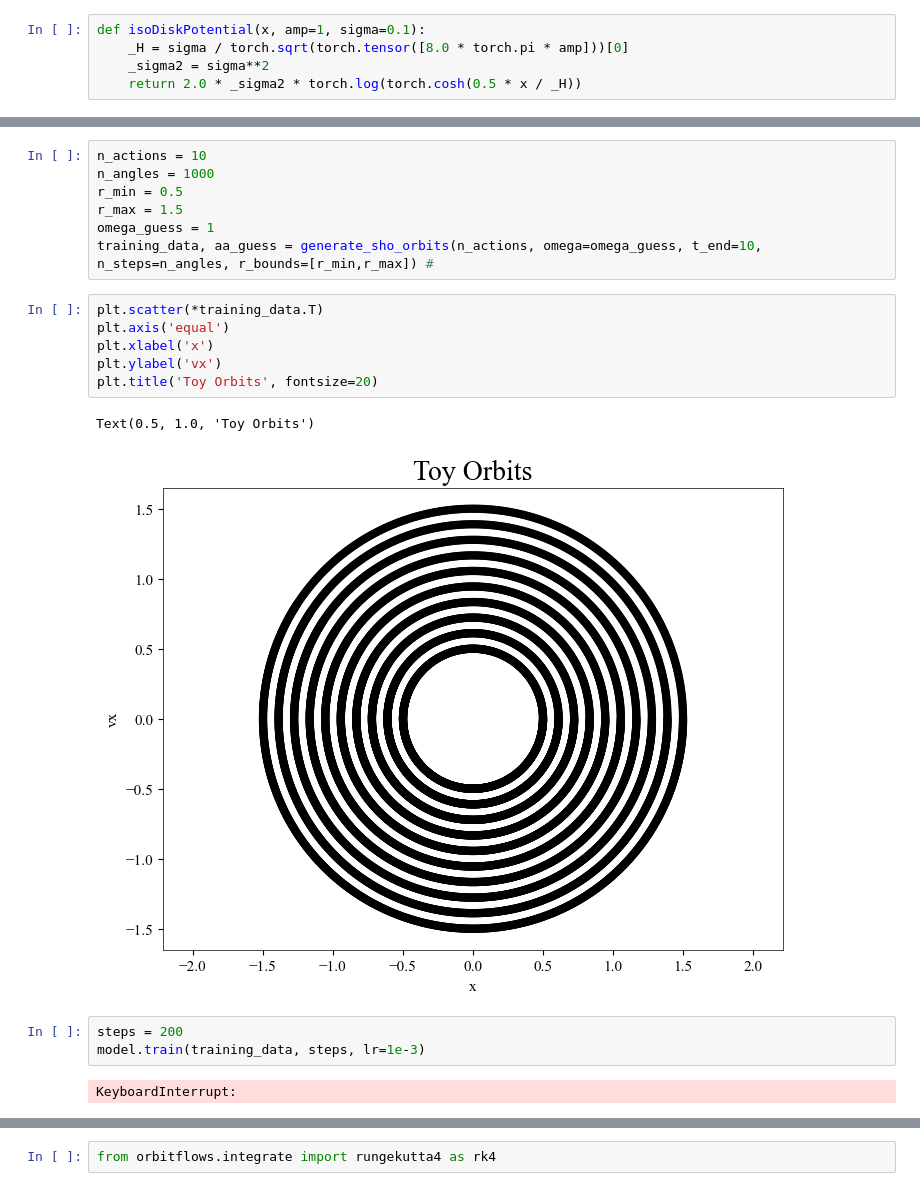
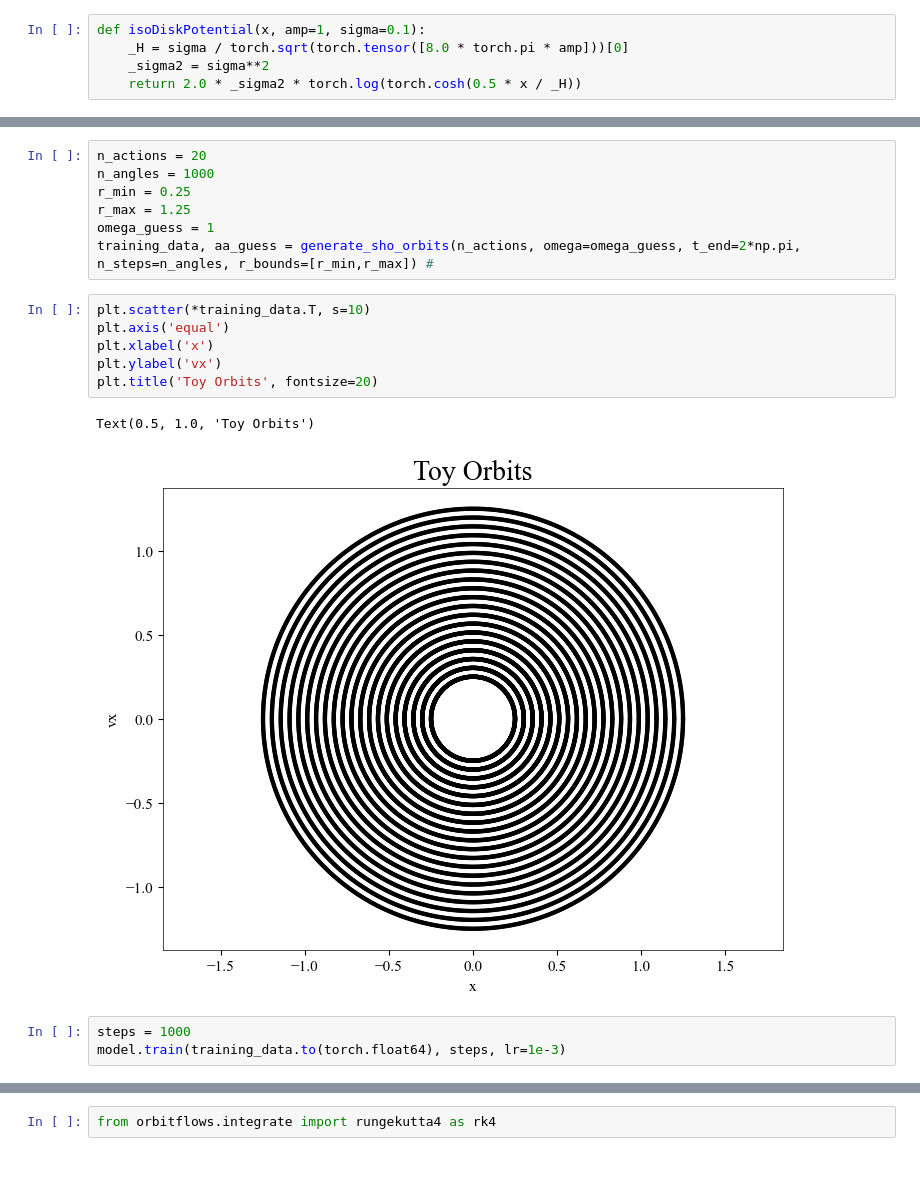
Before and after one commit to sgpfaff/orbitflows, a Jupyter notebook: examples/integration_tests/integration_ex_2.ipynb, the cells around one changed output, grey strips where cells are left out. Drawn from its saved outputs; the diff is of its cells as text.

```diff
--- a/examples/integration_tests/integration_ex_2.ipynb
+++ b/examples/integration_tests/integration_ex_2.ipynb
@@ -24,21 +16,19 @@ GsympNetFlow(
 # %%
-n_actions = 10
+n_actions = 20
 n_angles = 1000
-r_min = 0.5
-r_max = 1.5
+r_min = 0.25
+r_max = 1.25
 omega_guess = 1
-training_data, aa_guess = generate_sho_orbits(n_actions, omega=omega_guess, t_end=10, n_steps=n_angles, r_bounds=[r_min,r_max]) #
+training_data, aa_guess = generate_sho_orbits(n_actions, omega=omega_guess, t_end=2*np.pi, n_steps=n_angles, r_bounds=[r_min,r_max]) #
 # %%
-plt.scatter(*training_data.T)
+plt.scatter(*training_data.T, s=10)
 plt.axis('equal')
 plt.xlabel('x')
 plt.ylabel('vx')
 plt.title('Toy Orbits', fontsize=20)
 # %% [output]
 Text(0.5, 1.0, 'Toy Orbits')
-[figure, old version]
+[figure, new version]
 # %%
-steps = 200
-model.train(training_data, steps, lr=1e-3)
+steps = 1000
+model.train(training_data.to(torch.float64), steps, lr=1e-3)
-# %% [output]
-KeyboardInterrupt:
```
Also changed, not shown: parts of 48 cells of this notebook, 24 other files.
